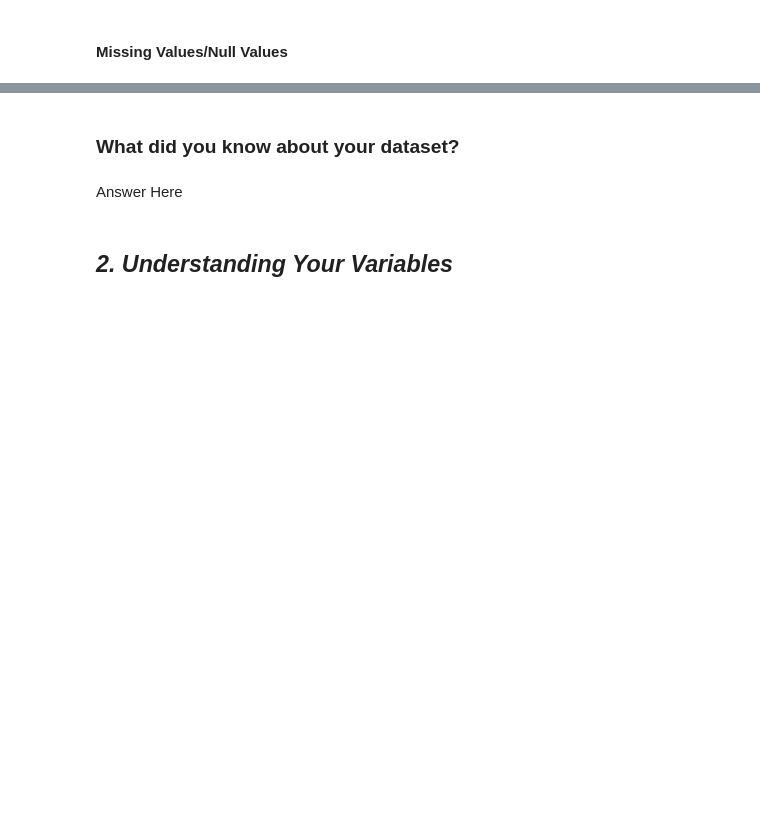
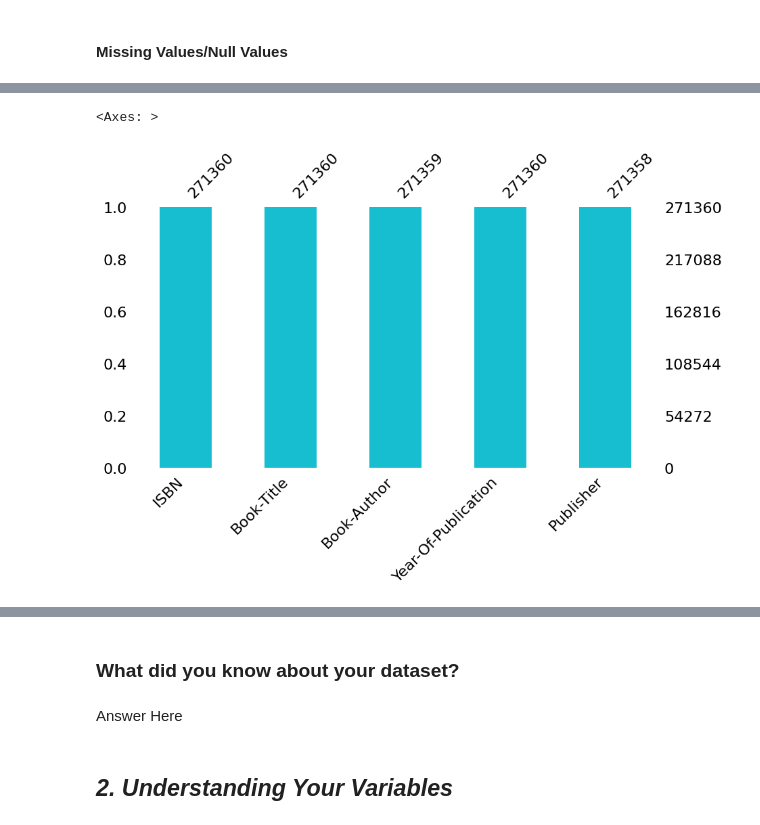
Before and after one commit to rahultj333/ML-Book-Recommendation-System, a Jupyter notebook: Individual_Book_Recommendation_System.ipynb, the cells around one changed output, grey strips where cells are left out. Cells and saved outputs as stored; diff of their text form; code cells hidden in the pictures; blank space fills up the shorter version.

```diff
--- a/Individual_Book_Recommendation_System.ipynb
+++ b/Individual_Book_Recommendation_System.ipynb
@@ -106,3 +168,8 @@ M - Multivariate Analysis
+# %%
+# RJ Load the data
+books_df = pd.read_csv('/content/drive/MyDrive/Copy of Books.csv')
+users_df = pd.read_csv('/content/drive/MyDrive/Copy of Users.csv')
+ratings_df = pd.read_csv('/content/drive/MyDrive/Copy of Ratings.csv')
 # %% [markdown]
 ### Dataset First View
 # %%
@@ -121,0 +263,4 @@ M - Multivariate Analysis
+# %%
+# Dropping Unnecessary URL columns
+books_df.drop(['Image-URL-S', 'Image-URL-M', 'Image-URL-L'], axis=1, inplace=True)
+books_df.head()
@@ -126,2 +299,7 @@ M - Multivariate Analysis
 # %%
 # Visualizing the missing values
+
+msno.bar(books_df,figsize=(10,5), color="tab:cyan")
+# %% [output]
+<Axes: >
+[figure, added]
```
Also changed, not shown: parts of 27 cells of this notebook.
